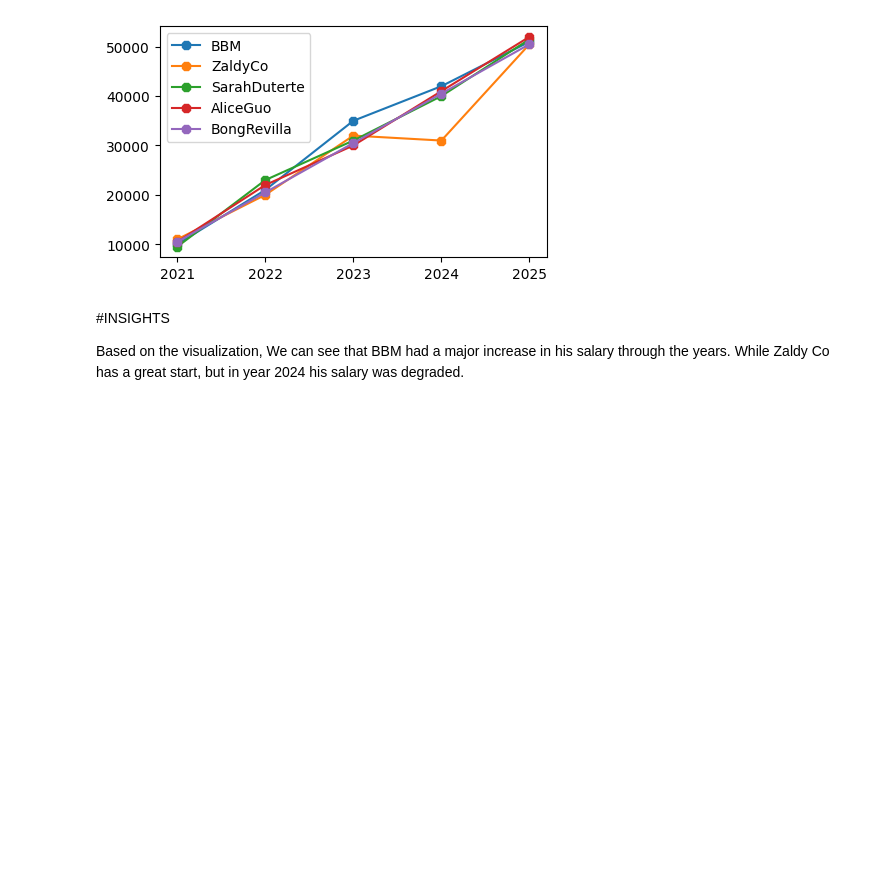
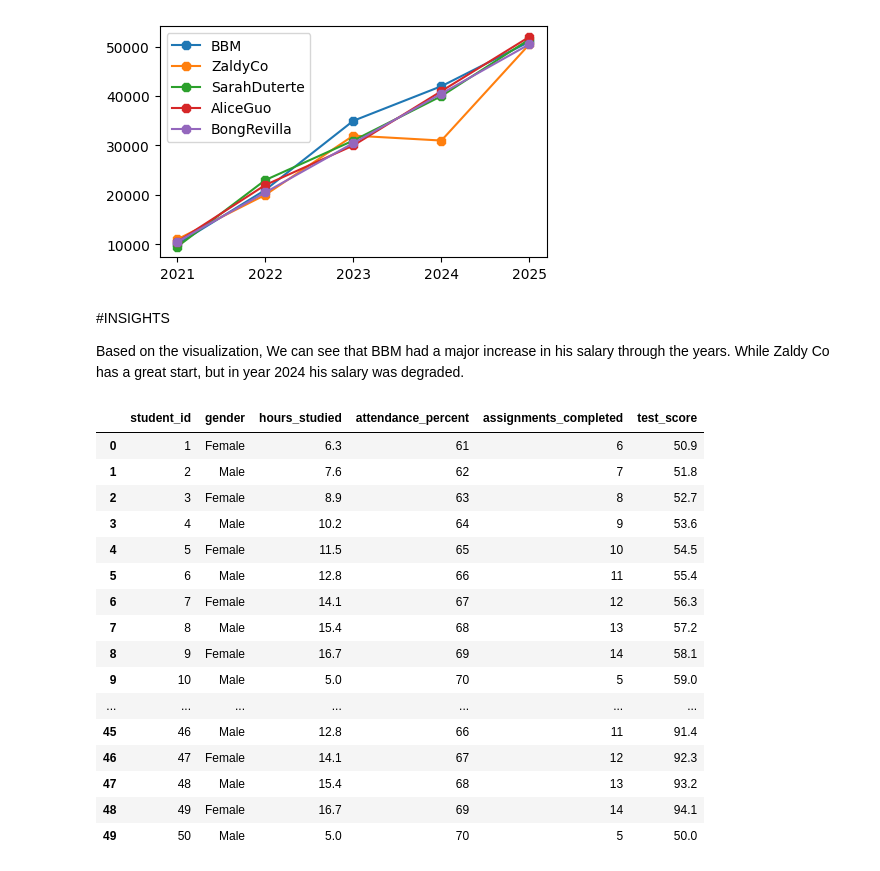
Before and after one commit to Domanico2405/COMLAB-STUFFS, a Jupyter notebook: activity4.ipynb, the cells around one changed output. Drawn from its saved outputs; the diff is of its cells as text; code cells hidden in the pictures; blank space fills up the shorter version.

```diff
--- a/activity4.ipynb
+++ b/activity4.ipynb
@@ -62,0 +69,20 @@ mydata = pd.read_csv()
+# %%
+mydata
+# %% [output]
+|  | student_id | gender | hours_studied | attendance_percent | assignments_completed | test_score |
+| 0 | 1 | Female | 6.3 | 61 | 6 | 50.9 |
+| 1 | 2 | Male | 7.6 | 62 | 7 | 51.8 |
+| 2 | 3 | Female | 8.9 | 63 | 8 | 52.7 |
+| 3 | 4 | Male | 10.2 | 64 | 9 | 53.6 |
+| 4 | 5 | Female | 11.5 | 65 | 10 | 54.5 |
+| 5 | 6 | Male | 12.8 | 66 | 11 | 55.4 |
+| 6 | 7 | Female | 14.1 | 67 | 12 | 56.3 |
+| 7 | 8 | Male | 15.4 | 68 | 13 | 57.2 |
+| 8 | 9 | Female | 16.7 | 69 | 14 | 58.1 |
+| 9 | 10 | Male | 5.0 | 70 | 5 | 59.0 |
+| ... | ... | ... | ... | ... | ... | ... |
+| 45 | 46 | Male | 12.8 | 66 | 11 | 91.4 |
+| 46 | 47 | Female | 14.1 | 67 | 12 | 92.3 |
+| 47 | 48 | Male | 15.4 | 68 | 13 | 93.2 |
+| 48 | 49 | Female | 16.7 | 69 | 14 | 94.1 |
+| 49 | 50 | Male | 5.0 | 70 | 5 | 50.0 |
```
Also changed, not shown: parts of 7 cells of this notebook, 1 other file.
